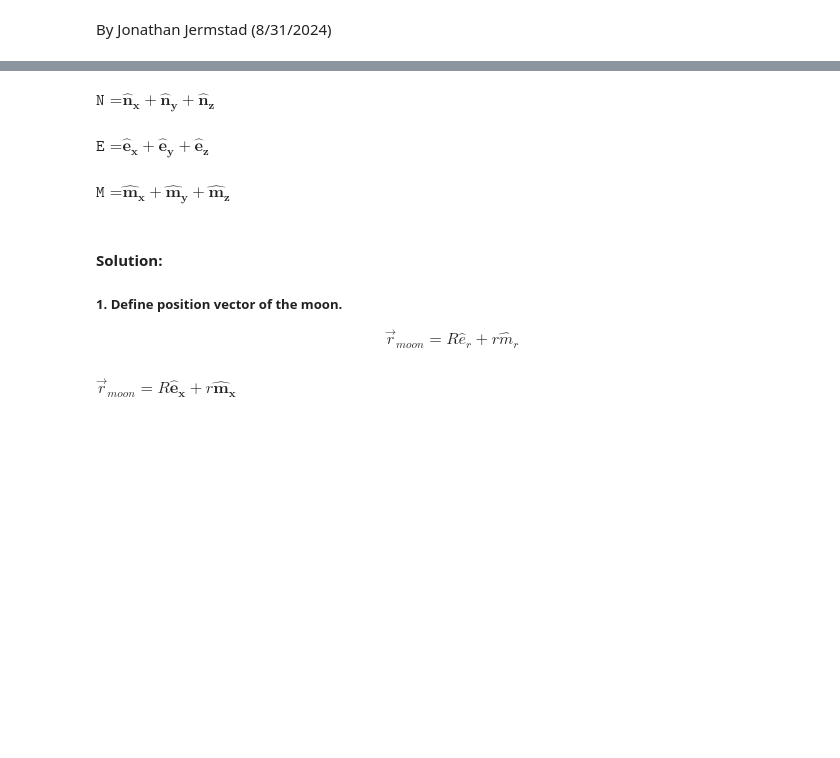
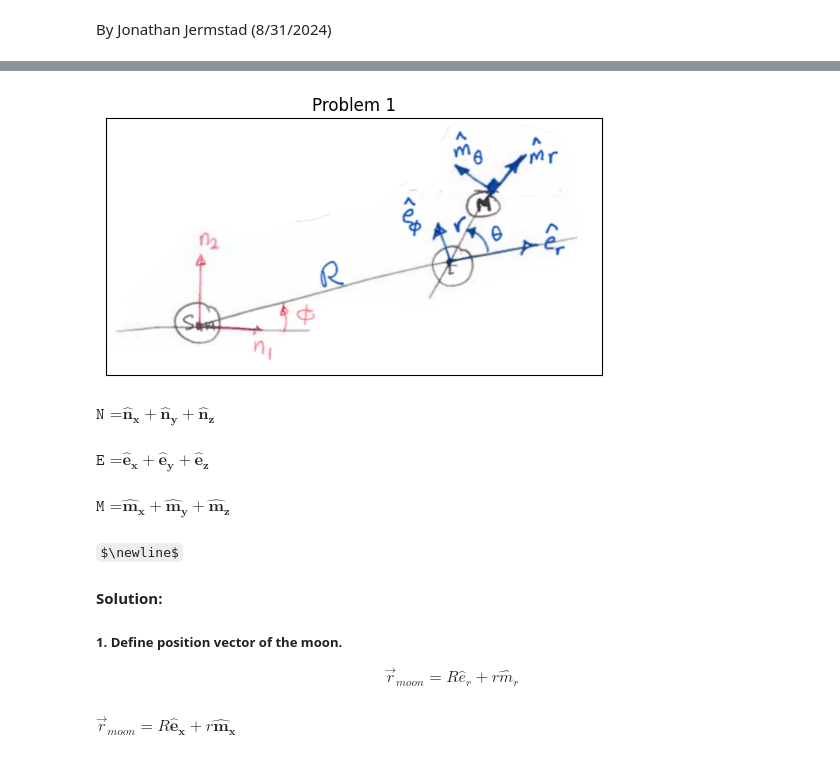
Before and after one commit to jjermstad24/Fall_2024_Classes, a Jupyter notebook: AERO_424/Homework_1.ipynb, the cells around one changed output, grey strips where cells are left out. Saved outputs shown, nothing was run; the diff lists cells and outputs as text; code cells hidden in the pictures; some formulas as TeX source; blank space fills up the shorter version.

```diff
--- a/AERO_424/Homework_1.ipynb
+++ b/AERO_424/Homework_1.ipynb
@@ -41,3 +36,12 @@ Figure 1: The Sun-Earth-Moon system
+# %%
+img = plt.imread("Homework_1_1_Problem.PNG")
+plt.imshow(img)
+plt.tick_params(axis='x',which='both',bottom=False,top=False,labelbottom=False)
+plt.tick_params(axis='y',which='both',left=False,right=False,labelleft=False)
+plt.title("Problem 1")
+plt.show()
+# %% [output]
+[figure, added]
 # %%
 phi = dynamicsymbols("phi")
 theta = dynamicsymbols("theta")
@@ -61,6 +65,8 @@ $\displaystyle \mathtt{\text{N =}}\mathbf{\hat{n}_x} + \mathbf{\hat{n}_y} + \mat
 $\displaystyle \mathtt{\text{E =}}\mathbf{\hat{e}_x} + \mathbf{\hat{e}_y} + \mathbf{\hat{e}_z}\mathtt{\text{}}\mathtt{\text{}}\mathtt{\text{}}\mathtt{\text{}}\mathtt{\text{}}$
 $\displaystyle \mathtt{\text{M =}}\mathbf{\hat{m}_x} + \mathbf{\hat{m}_y} + \mathbf{\hat{m}_z}\mathtt{\text{}}\mathtt{\text{}}\mathtt{\text{}}\mathtt{\text{}}\mathtt{\text{}}$
 # %% [markdown]
+$\newline$
+
 #### Solution:
 
 ##### 1. Define position vector of the moon.
```
Also changed, not shown: parts of 20 cells of this notebook, 2 other files.
